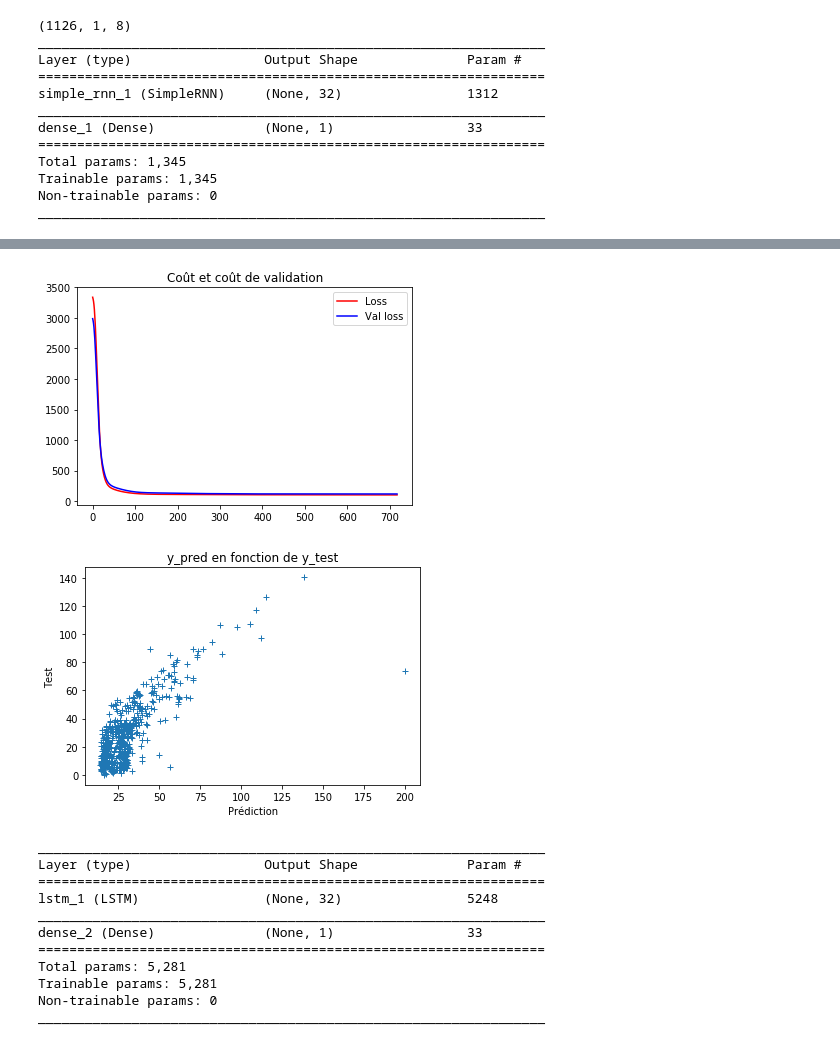
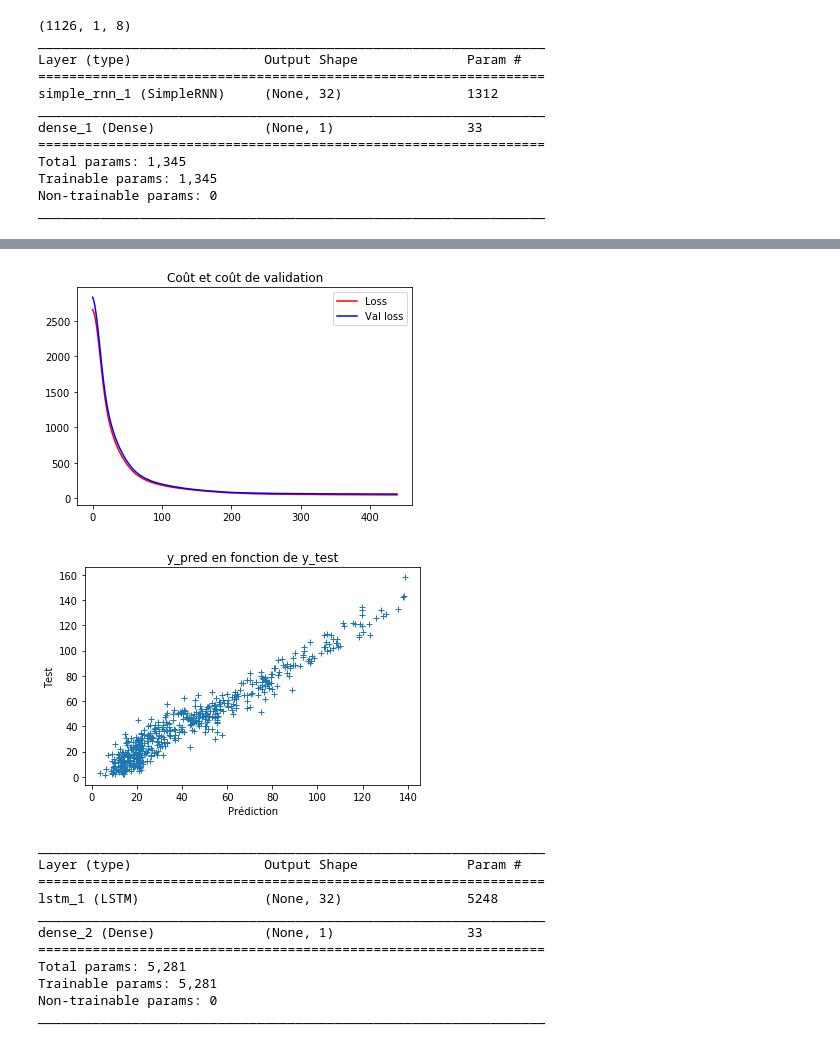
Before and after one commit to alexisdurieux/air_normand_pao, a Jupyter notebook: clean/no2/NO2_RNN.ipynb, the cells around one changed output, grey strips where cells are left out. Drawn from its saved outputs; the diff is of its cells as text; code cells hidden in the pictures.

Commit message:
add lasts recurrent tests: can reproduce and improve dense performance with 1 sequence_size recurrence, but cannot learn on more sequences

```diff
--- a/clean/no2/NO2_RNN.ipynb
+++ b/clean/no2/NO2_RNN.ipynb
@@ -5,8 +5,8 @@ import os
 import matplotlib.pyplot as plt
 # %%
 df = pd.read_pickle('data/micro_sud3_normalized.pkl')
+df = df.reindex(np.random.permutation(df.index))
 df = df.reset_index()
-
 
 def split_dataframe(dataframe, percent):
     nb_rows = int(np.floor(percent * len(dataframe)))
@@ -41,3 +41,12 @@ def dataframe_to_xy_sequences(df, sequence_size):
         i += sequence_size
 
     return out_X, out_y
+
+plt.plot(df_train['NO2_ref'])
+plt.show()
+
+plt.plot(df_valid['NO2_ref'])
+plt.show()
+
+plt.plot(df_test['NO2_ref'])
+plt.show()
@@ -48,7 +61,7 @@ from keras.callbacks import EarlyStopping
 
 def simple_rnn_model(nb_units, input_dim, loss='mean_squared_error', optimizer='adam'):
     model = Sequential()
-    model.add(SimpleRNN(nb_units, input_shape=input_dim, activation='relu'))#input_dim=input_dim[1], input_length=input_dim[0], return_sequences=True))
+    model.add(SimpleRNN(nb_units, input_shape=input_dim, recurrent_dropout=1))#, recurrent_dropout=1))
     model.add(Dense(1, kernel_initializer='normal'))
     model.compile(loss=loss, optimizer=optimizer)
     model.summary()
@@ -56,7 +69,7 @@ def simple_rnn_model(nb_units, input_dim, loss='mean_squared_error', optimizer='
 
 def lstm_model(nb_units, input_dim, loss='mean_squared_error', optimizer='adam'):
     model = Sequential()
-    model.add(LSTM(nb_units, input_shape=input_dim, activation='relu'))#input_dim=input_dim[1], input_length=input_dim[0], return_sequences=True))
+    model.add(LSTM(nb_units, input_shape=input_dim))
     model.add(Dense(1, kernel_initializer='normal'))
     model.compile(loss=loss, optimizer=optimizer)
     model.summary()
@@ -64,7 +77,7 @@ def lstm_model(nb_units, input_dim, loss='mean_squared_error', optimizer='adam')
 
 def gru_model(nb_units, input_dim, loss='mean_squared_error', optimizer='adam'):
     model = Sequential()
-    model.add(GRU(nb_units, input_shape=input_dim, activation='relu'))#input_dim=input_dim[1], input_length=input_dim[0], return_sequences=True))
+    model.add(GRU(nb_units, input_shape=input_dim))
     model.add(Dense(1, kernel_initializer='normal'))
     model.compile(loss=loss, optimizer=optimizer)
     model.summary()
@@ -89,7 +102,7 @@ Non-trainable params: 0
 _________________________________________________________________
 # %%
 early_stopping = EarlyStopping(monitor='val_loss', verbose=1, mode='auto', patience=10)
-history = model.fit(X_train, y_train, batch_size=32, epochs=10000, validation_data=(X_valid, y_valid), callbacks=[early_stopping], verbose=1, shuffle=False)
+history = model.fit(X_train, y_train, batch_size=32, epochs=10000, validation_data=(X_valid, y_valid), callbacks=[early_stopping], verbose=1, shuffle=True)
 # %% [output]
 Train on 1126 samples, validate on 563 samples
 Epoch 1/10000
@@ -111,21 +124,21 @@ Epoch 00717: early stopping
 # %%
-y_pred = model.predict(X_test)
+y_pred = model.predict(X_test, batch_size=32)
 plt.title('Coût et coût de validation')
 line1,=plt.plot(history.history['loss'], label="Loss", linestyle='-', color='r')
 line2,=plt.plot(history.history['val_loss'], label="Val loss", linestyle='-', color='b')
 first_legend = plt.legend(handles=[line1, line2], loc=1)
 
 plt.show()
 
 plt.title('y_pred en fonction de y_test')
 
 plt.plot(y_pred[:], y_test[:], '+')
 plt.ylabel('Test')
 plt.xlabel('Prédiction')
 plt.show()
 # %% [output]
-[figure, old version]
+[figure, new version]
-[figure, old version]
+[figure, new version]
 # %%
 model = lstm_model(32, X_train.shape[1:])
 # %% [output]
```
Also changed, not shown: parts of 7 cells of this notebook, 20 other files.
